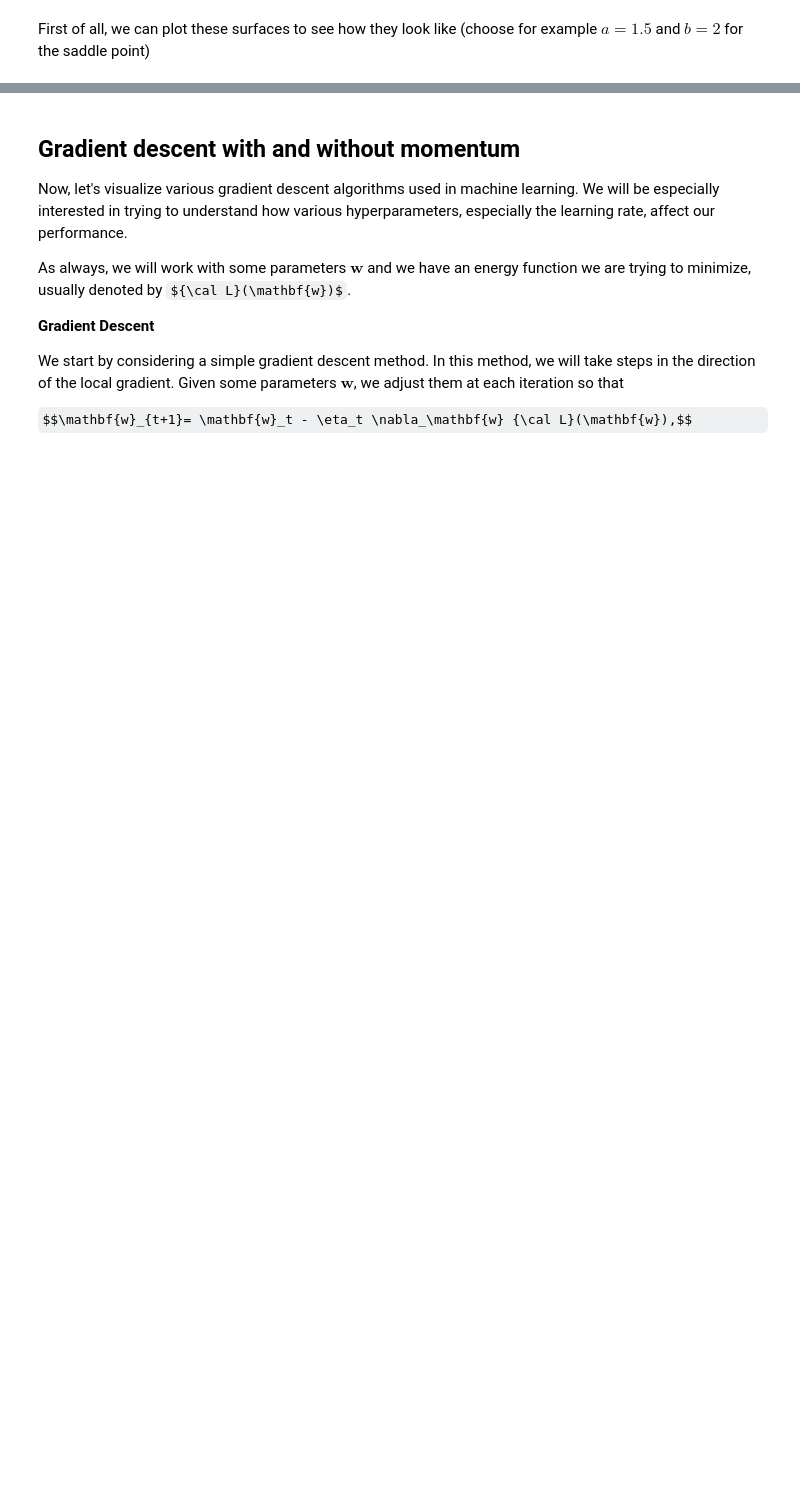
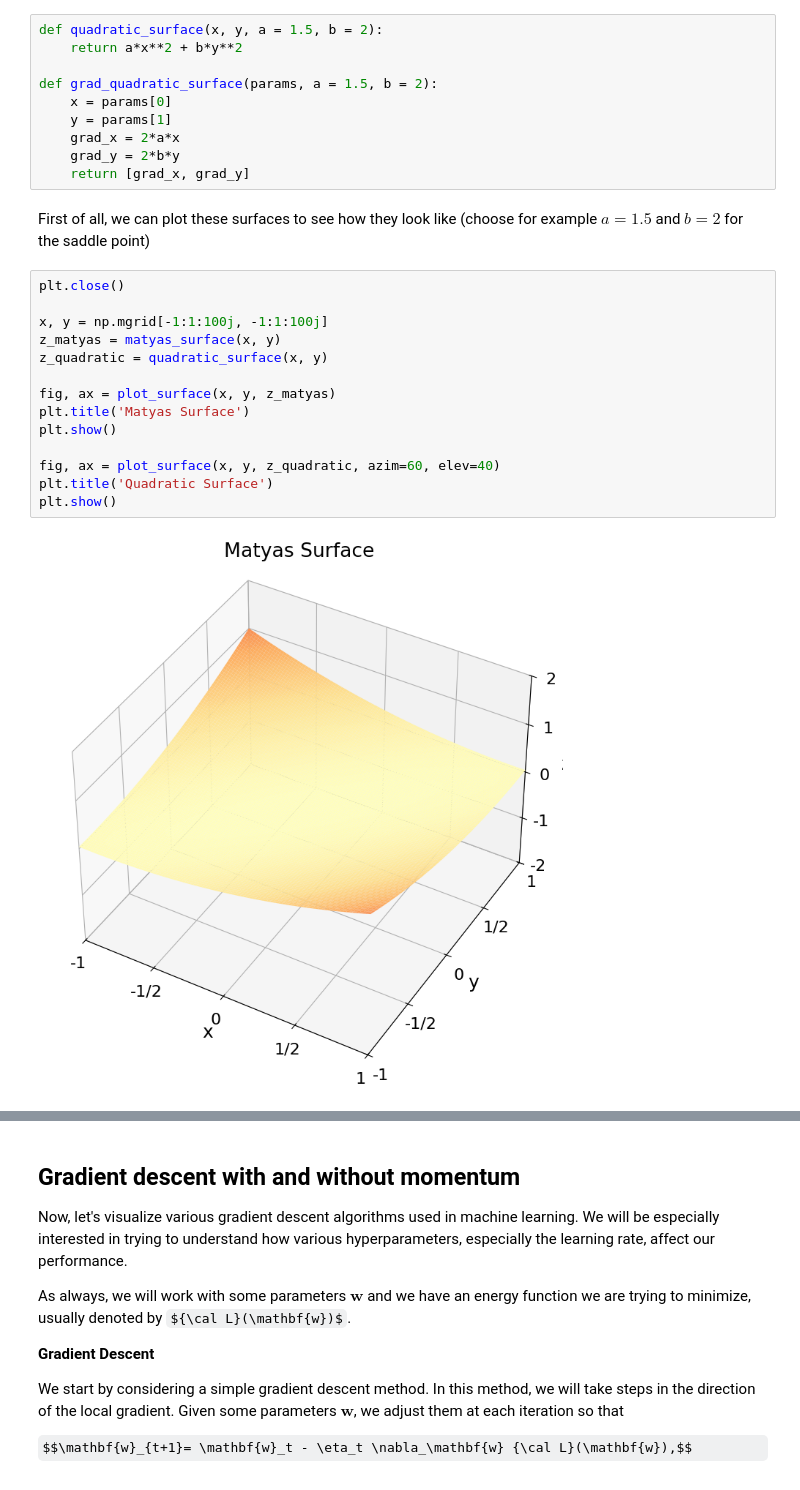
Before and after one commit to filippoquadri/FundamentalLearningEPFL, a Jupyter notebook: TP5/optimization_quadri.ipynb, the cells around one changed output, grey strips where cells are left out. Drawn from its saved outputs; the diff is of its cells as text; some formulas as TeX source; blank space fills up the shorter version.

```diff
--- a/TP5/optimization_quadri.ipynb
+++ b/TP5/optimization_quadri.ipynb
@@ -423,5 +453,31 @@ def grad_matyas_surface(params):
     return [grad_x,grad_y]
 # %% [markdown]
 #### 4) Now do the  same for the quadratic minimum surface
+# %%
+def quadratic_surface(x, y, a = 1.5, b = 2):
+    return a*x**2 + b*y**2
+
+def grad_quadratic_surface(params, a = 1.5, b = 2):
+    x = params[0]
+    y = params[1]
+    grad_x = 2*a*x
+    grad_y = 2*b*y
+    return [grad_x, grad_y]
 # %% [markdown]
 First of all, we can plot these surfaces to see how they look like (choose for example $a=1.5$ and $b=2$ for the saddle point)
+# %%
+plt.close()
+
+x, y = np.mgrid[-1:1:100j, -1:1:100j]
+z_matyas = matyas_surface(x, y)
+z_quadratic = quadratic_surface(x, y)
+
+fig, ax = plot_surface(x, y, z_matyas)
+plt.title('Matyas Surface')
+plt.show()
+
+fig, ax = plot_surface(x, y, z_quadratic, azim=60, elev=40)
+plt.title('Quadratic Surface')
+plt.show()
+# %% [output]
+[figure, added]
```
Also changed, not shown: parts of 11 cells of this notebook, 1 other file.
